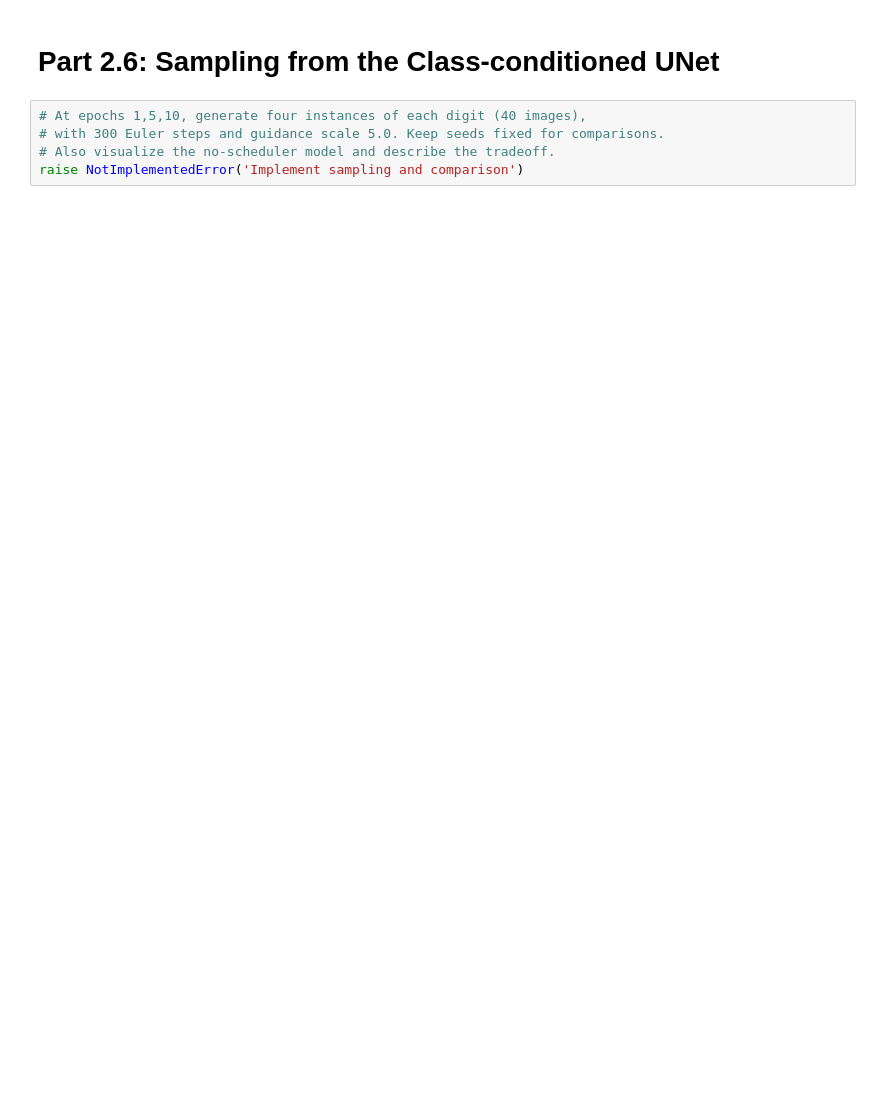
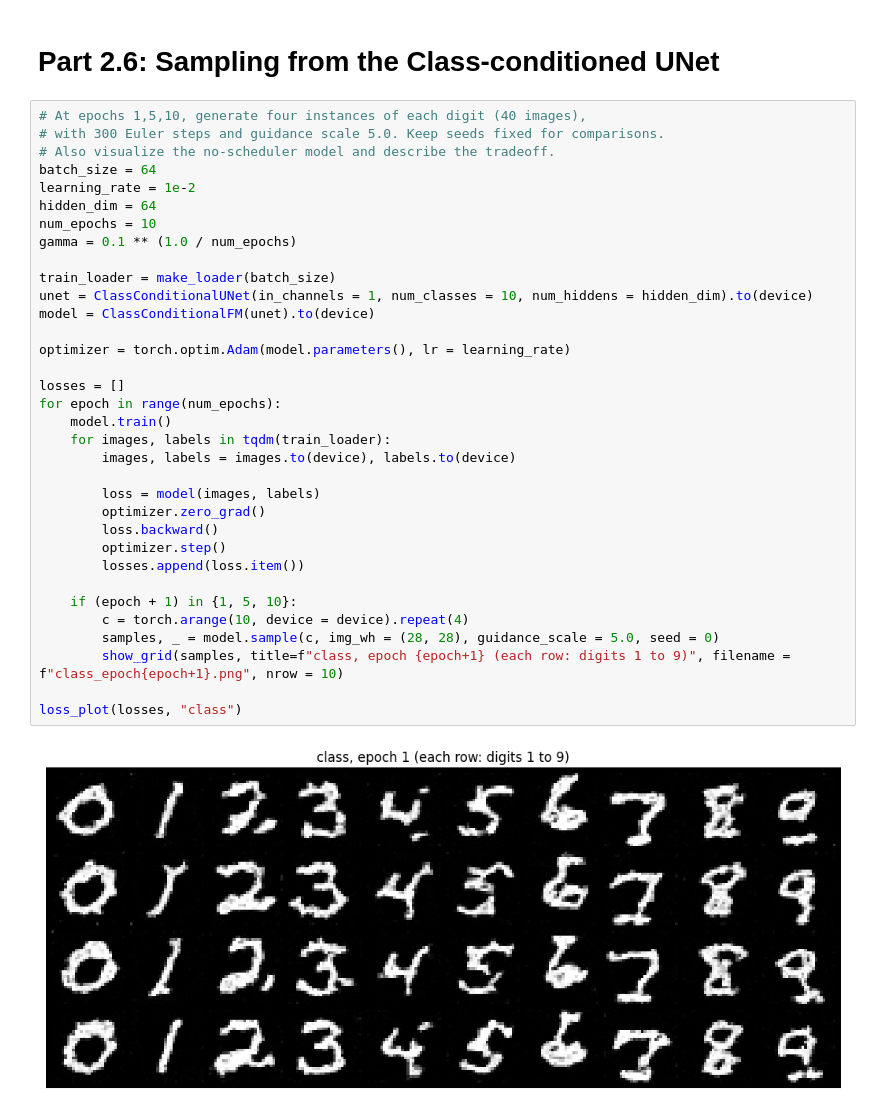
Before and after one commit to arnavg12/arnavg12.github.io, a Jupyter notebook: partb.ipynb, the cells around one changed output. Saved outputs shown, nothing was run; the diff lists cells and outputs as text; blank space fills up the shorter version.

```diff
--- a/partb.ipynb
+++ b/partb.ipynb
@@ -807,7 +896,38 @@ raise NotImplementedError('Implement both class-conditioned experiments')
 # %% [markdown]
 # Part 2.6: Sampling from the Class-conditioned UNet
-# %%
-# At epochs 1,5,10, generate four instances of each digit (40 images),
-# with 300 Euler steps and guidance scale 5.0. Keep seeds fixed for comparisons.
-# Also visualize the no-scheduler model and describe the tradeoff.
-raise NotImplementedError('Implement sampling and comparison')
+# %%
+# At epochs 1,5,10, generate four instances of each digit (40 images),
+# with 300 Euler steps and guidance scale 5.0. Keep seeds fixed for comparisons.
+# Also visualize the no-scheduler model and describe the tradeoff.
+batch_size = 64
+learning_rate = 1e-2
+hidden_dim = 64
+num_epochs = 10
+gamma = 0.1 ** (1.0 / num_epochs)
+
+train_loader = make_loader(batch_size)
+unet = ClassConditionalUNet(in_channels = 1, num_classes = 10, num_hiddens = hidden_dim).to(device)
+model = ClassConditionalFM(unet).to(device)
+
+optimizer = torch.optim.Adam(model.parameters(), lr = learning_rate)
+
+losses = []
+for epoch in range(num_epochs):
+    model.train()
+    for images, labels in tqdm(train_loader):
+        images, labels = images.to(device), labels.to(device)
+
+        loss = model(images, labels)
+        optimizer.zero_grad()
+        loss.backward()
+        optimizer.step()
+        losses.append(loss.item())
+
+    if (epoch + 1) in {1, 5, 10}:
+        c = torch.arange(10, device = device).repeat(4)
+        samples, _ = model.sample(c, img_wh = (28, 28), guidance_scale = 5.0, seed = 0)
+        show_grid(samples, title=f"class, epoch {epoch+1} (each row: digits 1 to 9)", filename = f"class_epoch{epoch+1}.png", nrow = 10)
+
+loss_plot(losses, "class")
+# %% [output]
+[figure, added]
```
Also changed, not shown: parts of 7 cells of this notebook.
